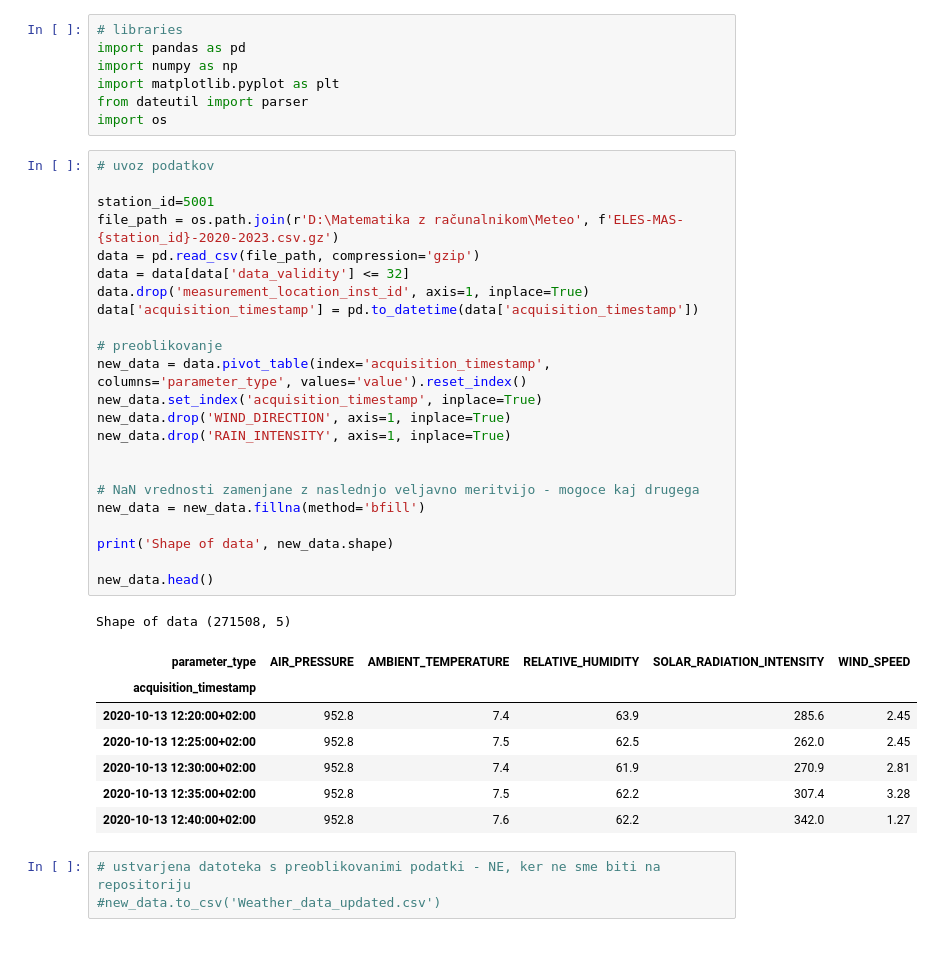
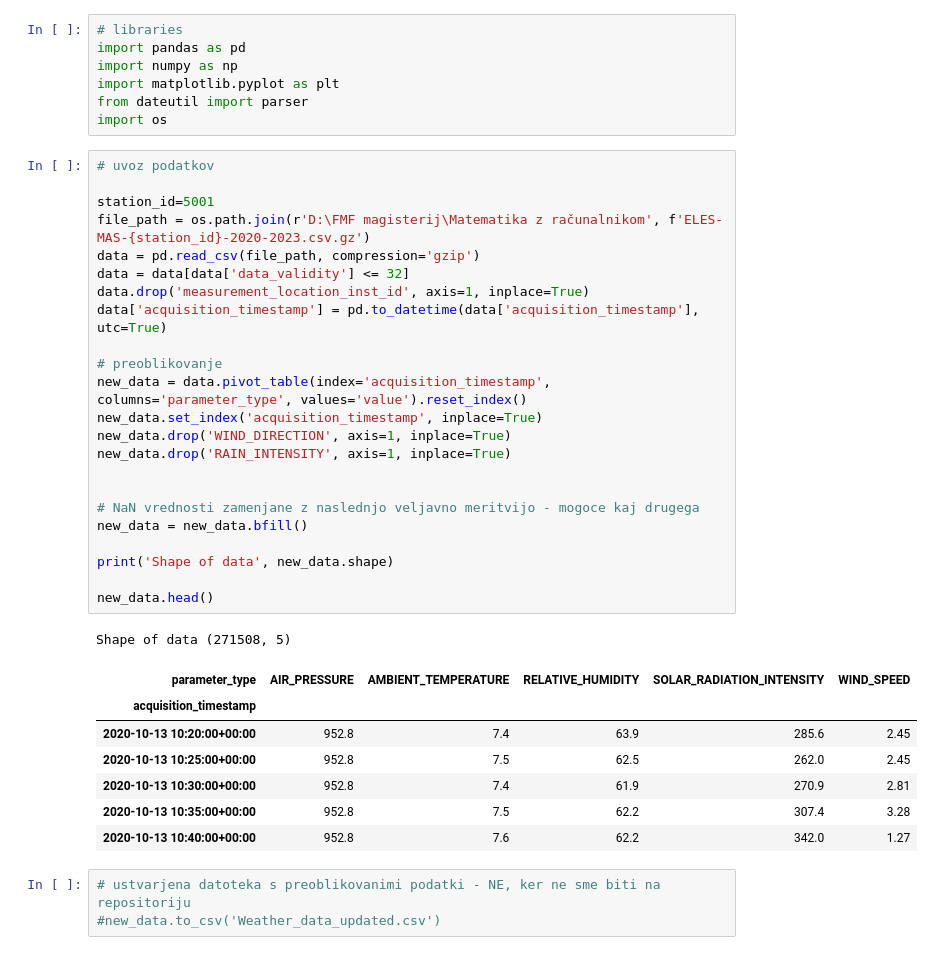
Before and after one commit to bregina98/Local-prediction-of-weather-parameters-based-on-historical-data, a Jupyter notebook: Trial.ipynb, the cells around one changed output. Cells and saved outputs as stored; diff of their text form.

```diff
--- a/Trial.ipynb
+++ b/Trial.ipynb
@@ -8,35 +8,35 @@ import os
 # %%
 # uvoz podatkov
 
 station_id=5001
-file_path = os.path.join(r'D:\Matematika z računalnikom\Meteo', f'ELES-MAS-{station_id}-2020-2023.csv.gz')
+file_path = os.path.join(r'D:\FMF magisterij\Matematika z računalnikom', f'ELES-MAS-{station_id}-2020-2023.csv.gz')
 data = pd.read_csv(file_path, compression='gzip')
 data = data[data['data_validity'] <= 32]
 data.drop('measurement_location_inst_id', axis=1, inplace=True)
-data['acquisition_timestamp'] = pd.to_datetime(data['acquisition_timestamp'])
+data['acquisition_timestamp'] = pd.to_datetime(data['acquisition_timestamp'], utc=True)
 
 # preoblikovanje
 new_data = data.pivot_table(index='acquisition_timestamp', columns='parameter_type', values='value').reset_index()
 new_data.set_index('acquisition_timestamp', inplace=True)
 new_data.drop('WIND_DIRECTION', axis=1, inplace=True)
 new_data.drop('RAIN_INTENSITY', axis=1, inplace=True)
 
 
 # NaN vrednosti zamenjane z naslednjo veljavno meritvijo - mogoce kaj drugega
-new_data = new_data.fillna(method='bfill')
+new_data = new_data.bfill()
 
 print('Shape of data', new_data.shape)
 
 new_data.head()
 # %% [output]
 Shape of data (271508, 5)
 | parameter_type | AIR_PRESSURE | AMBIENT_TEMPERATURE | RELATIVE_HUMIDITY | SOLAR_RADIATION_INTENSITY | WIND_SPEED |
 | acquisition_timestamp |  |  |  |  |  |
-| 2020-10-13 12:20:00+02:00 | 952.8 | 7.4 | 63.9 | 285.6 | 2.45 |
-| 2020-10-13 12:25:00+02:00 | 952.8 | 7.5 | 62.5 | 262.0 | 2.45 |
-| 2020-10-13 12:30:00+02:00 | 952.8 | 7.4 | 61.9 | 270.9 | 2.81 |
-| 2020-10-13 12:35:00+02:00 | 952.8 | 7.5 | 62.2 | 307.4 | 3.28 |
-| 2020-10-13 12:40:00+02:00 | 952.8 | 7.6 | 62.2 | 342.0 | 1.27 |
+| 2020-10-13 10:20:00+00:00 | 952.8 | 7.4 | 63.9 | 285.6 | 2.45 |
+| 2020-10-13 10:25:00+00:00 | 952.8 | 7.5 | 62.5 | 262.0 | 2.45 |
+| 2020-10-13 10:30:00+00:00 | 952.8 | 7.4 | 61.9 | 270.9 | 2.81 |
+| 2020-10-13 10:35:00+00:00 | 952.8 | 7.5 | 62.2 | 307.4 | 3.28 |
+| 2020-10-13 10:40:00+00:00 | 952.8 | 7.6 | 62.2 | 342.0 | 1.27 |
 # %%
 # ustvarjena datoteka s preoblikovanimi podatki - NE, ker ne sme biti na repositoriju
 #new_data.to_csv('Weather_data_updated.csv')
```
Also changed, not shown: parts of 3 cells of this notebook, 2 other files.
